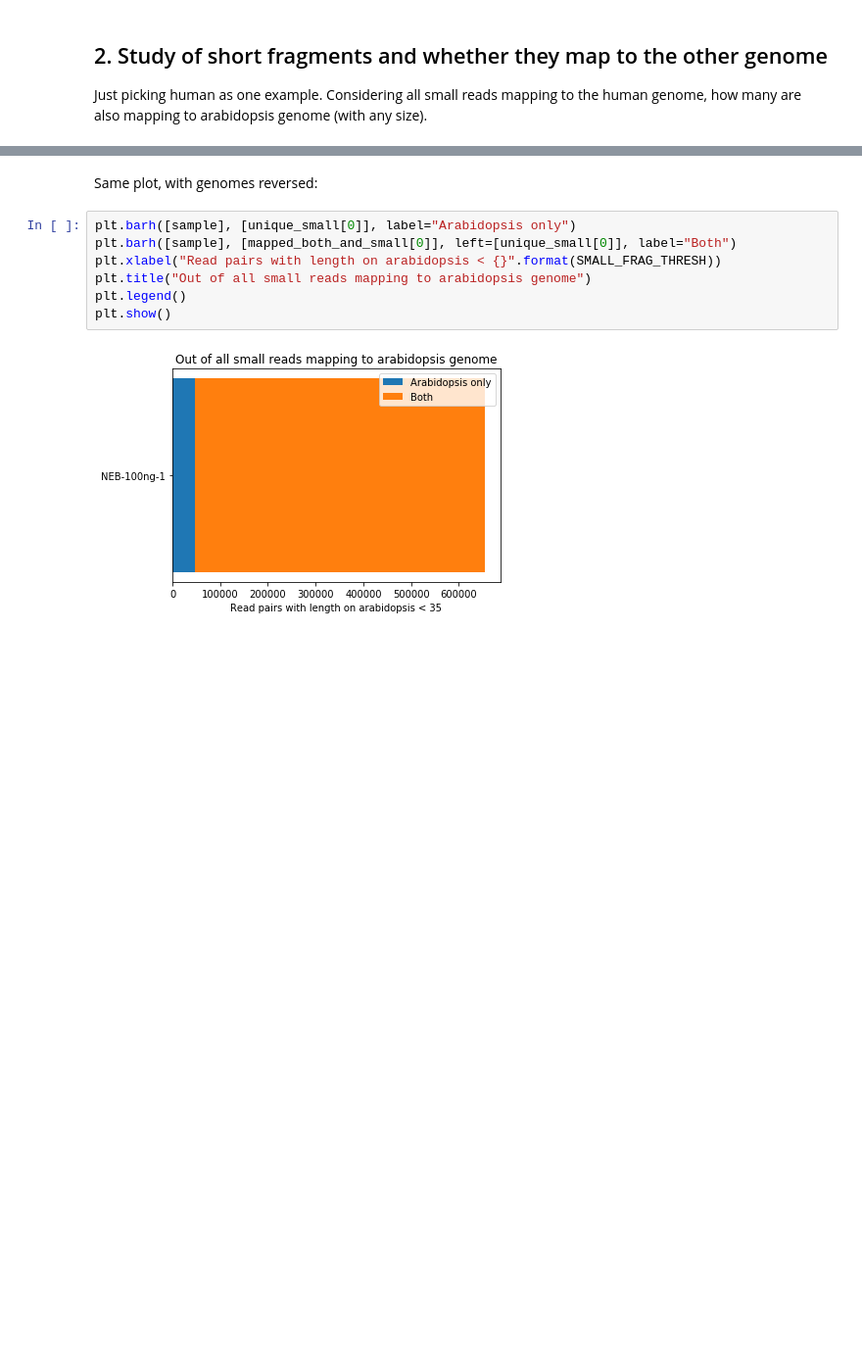
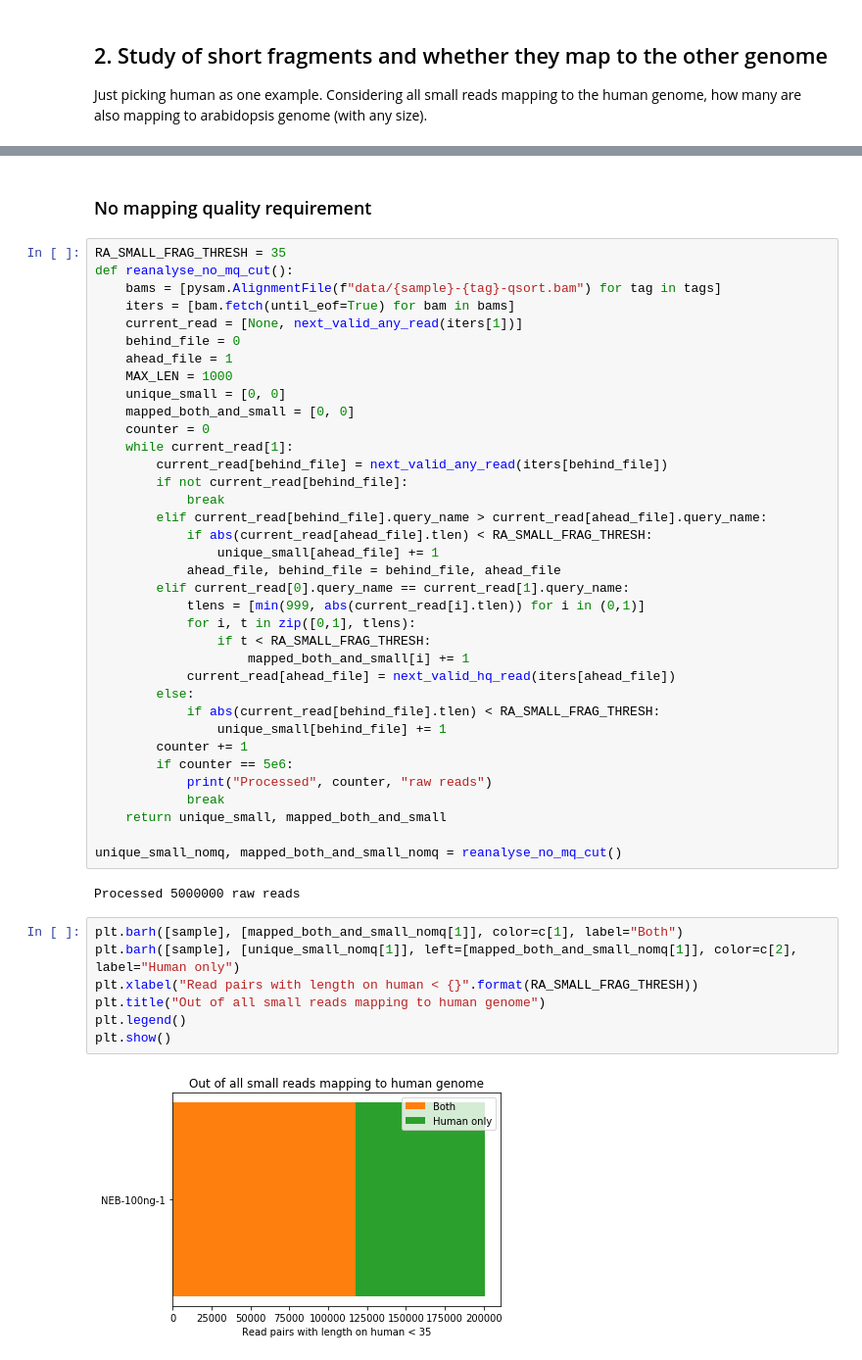
Before and after one commit to fa2k/comparison, a Jupyter notebook: subprojects/human-arabidopsis/h-a-analysis.ipynb, the cells around one changed output, grey strips where cells are left out. Shown at 98% size. Saved outputs shown, nothing was run; the diff lists cells and outputs as text; blank space fills up the shorter version.

Commit message:
Try to explain the human-only component -- it's not tail

```diff
--- a/subprojects/human-arabidopsis/h-a-analysis.ipynb
+++ b/subprojects/human-arabidopsis/h-a-analysis.ipynb
@@ -162,14 +201,52 @@ plt.show()
-# %% [markdown]
-Same plot, with genomes reversed:
+# %% [markdown]
+### No mapping quality requirement
+# %%
+RA_SMALL_FRAG_THRESH = 35
+def reanalyse_no_mq_cut():
+    bams = [pysam.AlignmentFile(f"data/{sample}-{tag}-qsort.bam") for tag in tags]
+    iters = [bam.fetch(until_eof=True) for bam in bams]
+    current_read = [None, next_valid_any_read(iters[1])]
+    behind_file = 0
+    ahead_file = 1
+    MAX_LEN = 1000
+    unique_small = [0, 0]
+    mapped_both_and_small = [0, 0]
+    counter = 0
+    while current_read[1]:
+        current_read[behind_file] = next_valid_any_read(iters[behind_file])
+        if not current_read[behind_file]:
+            break
+        elif current_read[behind_file].query_name > current_read[ahead_file].query_name:
+            if abs(current_read[ahead_file].tlen) < RA_SMALL_FRAG_THRESH:
+                unique_small[ahead_file] += 1
+            ahead_file, behind_file = behind_file, ahead_file
+        elif current_read[0].query_name == current_read[1].query_name:
+            tlens = [min(999, abs(current_read[i].tlen)) for i in (0,1)]
+            for i, t in zip([0,1], tlens):
+                if t < RA_SMALL_FRAG_THRESH:
+                    mapped_both_and_small[i] += 1
+            current_read[ahead_file] = next_valid_hq_read(iters[ahead_file])
+        else:
+            if abs(current_read[behind_file].tlen) < RA_SMALL_FRAG_THRESH:
+                unique_small[behind_file] += 1
+        counter += 1
+        if counter == 5e6:
+            print("Processed", counter, "raw reads")
+            break
+    return unique_small, mapped_both_and_small
+
+unique_small_nomq, mapped_both_and_small_nomq = reanalyse_no_mq_cut()
+# %% [output]
+Processed 5000000 raw reads
 # %%
-plt.barh([sample], [unique_small[0]], label="Arabidopsis only")
-plt.barh([sample], [mapped_both_and_small[0]], left=[unique_small[0]], label="Both")
-plt.xlabel("Read pairs with length on arabidopsis < {}".format(SMALL_FRAG_THRESH))
-plt.title("Out of all small reads mapping to arabidopsis genome")
+plt.barh([sample], [mapped_both_and_small_nomq[1]], color=c[1], label="Both")
+plt.barh([sample], [unique_small_nomq[1]], left=[mapped_both_and_small_nomq[1]], color=c[2], label="Human only")
+plt.xlabel("Read pairs with length on human < {}".format(RA_SMALL_FRAG_THRESH))
+plt.title("Out of all small reads mapping to human genome")
 plt.legend()
 plt.show()
 # %% [output]
-[figure, old version]
+[figure, new version]
 # %% [markdown]
 ## Conclusion
 
```
Also changed, not shown: parts of 11 cells of this notebook.
